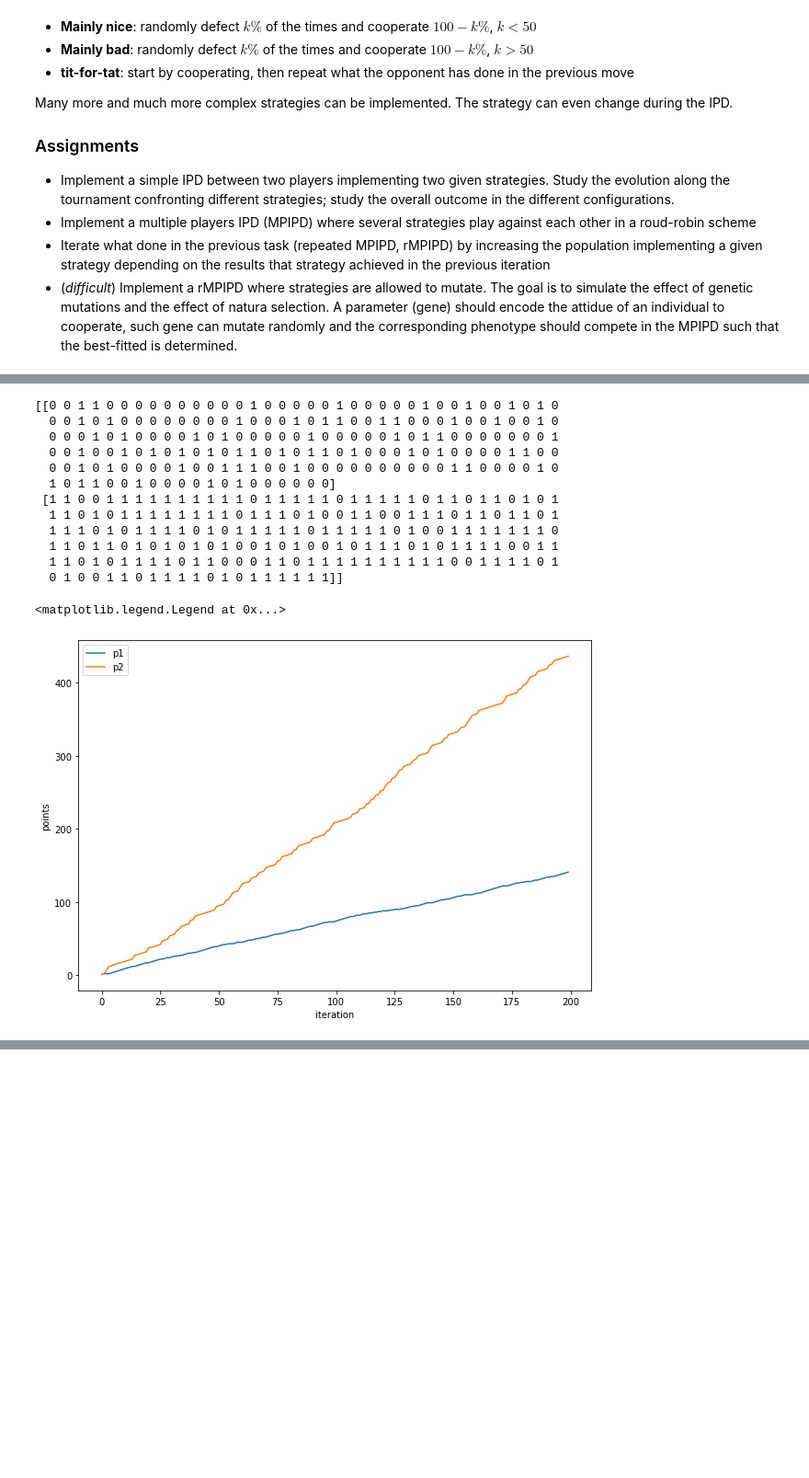
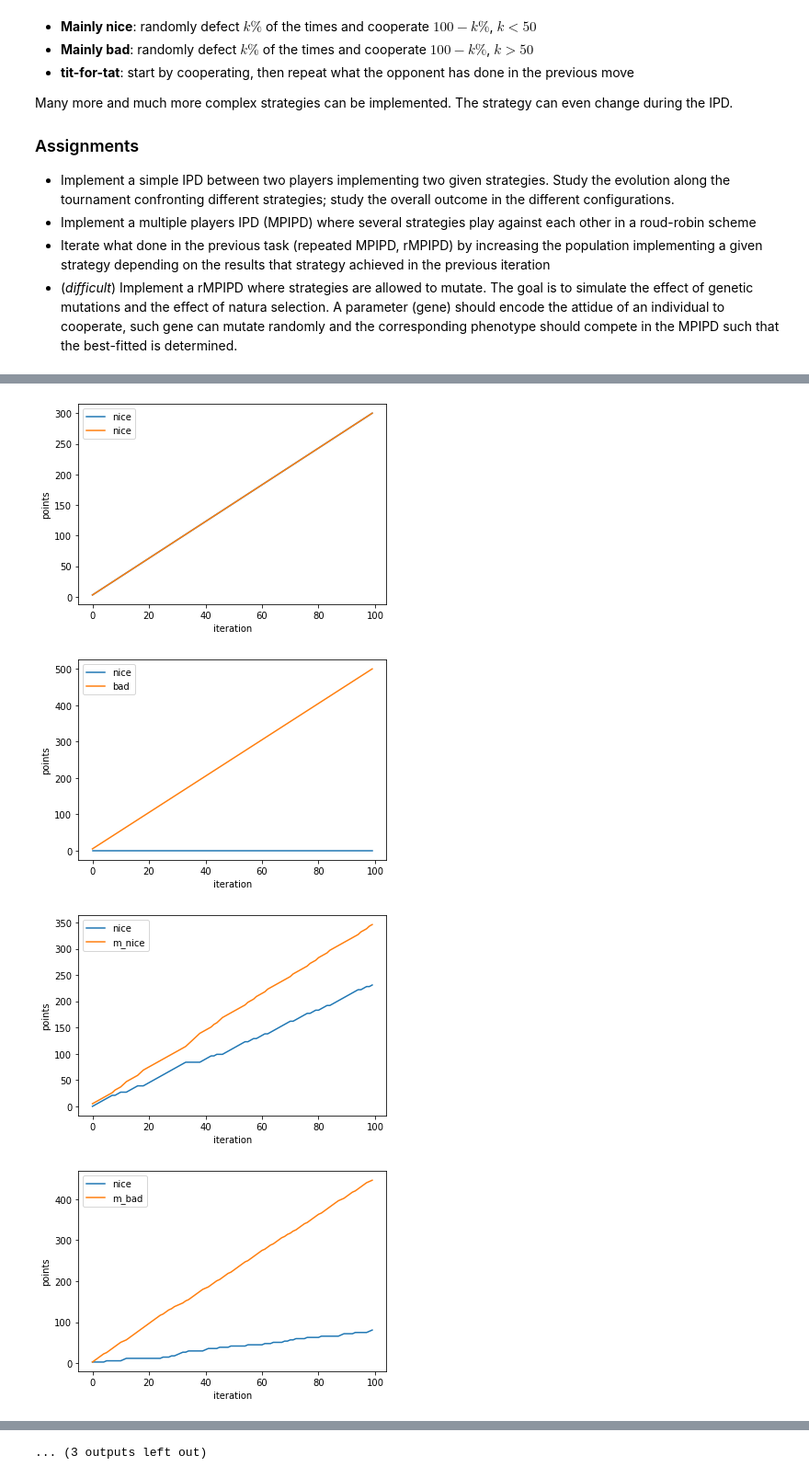
Before and after one commit to luca430/prisoner_dilemma, a Jupyter notebook: Project.ipynb, the cells around one changed output, grey strips where cells are left out. Shown at 92% size. Cells and saved outputs as stored; diff of their text form; code cells hidden in the pictures; blank space fills up the shorter version.

Commit message:
corretto funzione fight

```diff
--- a/Project.ipynb
+++ b/Project.ipynb
@@ -86,24 +91,31 @@ def tit_tat(it,u):
 # %%
-def fight(f,g,N=None):
+def fight(f,g,N=None,iter=[0,0,1]):
 
-    if N == None: N = 200
+    if N == None: N = 100
+    '''if [iter[0],iter[1]] == [0,0]:
+        if iter[2] == 1:
+            fig, ax = plt.subplots(nrows=1,ncols=1)
+        else:
+            fig, ax = plt.subplots(nrows=int(iter[1]/2),ncols=2)'''
 
     R, S, T, P = 3, 0, 5, 1
     M = np.array([[R,S],[T,P]])
 
-    p1 = np.array([f for i in range(N)]).T
-    p2 = np.array([g for i in range(N)]).T
+    p1, p2 = [-1], [-1]
+    for i in range(1,N+1):
+        p1.append(strat[f](i,p2[i-1]))
+        p2.append(strat[g](i,p1[i-1]))
+
+    p1 = np.array(p1[1:]).T
+    p2 = np.array(p2[1:]).T
 
     result_1 = np.cumsum([np.dot(p1[:,i].T,np.dot(M,p2[:,i])) for i in range(N)])
     result_2 = np.cumsum([np.dot(p2[:,i].T,np.dot(M,p1[:,i])) for i in range(N)])
-    print(p1)
 
-    plt.figure(figsize=(10,7))
+    plt.figure(figsize=(6,4))
     plt.xlabel('iteration')
     plt.ylabel('points')
-    plt.plot(result_1, label='p1')
-    plt.plot(result_2, label='p2')
+    plt.plot(result_1, label=f)
+    plt.plot(result_2, label=g)
     plt.legend()
     return
-
-fight(mainly_bad(),bad_guy())
@@ -124,31 +122,11 @@ fight(mainly_bad(),bad_guy())
-# %%
-N = 200
-
-p1 = np.array([mainly_bad() for i in range(N)]).T
-p2 = np.array([bad_guy() for i in range(N)]).T
-
-result_1 = np.cumsum([np.dot(p1[:,i].T,np.dot(M,p2[:,i])) for i in range(200)])
-result_2 = np.cumsum([np.dot(p2[:,i].T,np.dot(M,p1[:,i])) for i in range(200)])
-print(p1)
-
-plt.figure(figsize=(10,7))
-plt.xlabel('iteration')
-plt.ylabel('points')
-plt.plot(result_1, label='p1')
-plt.plot(result_2, label='p2')
-plt.legend()
-# %% [output]
-[[0 0 1 1 0 0 0 0 0 0 0 0 0 0 1 0 0 0 0 0 1 0 0 0 0 0 1 0 0 1 0 0 1 0 1 0
-  0 0 1 0 1 0 0 0 0 0 0 0 0 1 0 0 0 1 0 1 1 0 0 1 1 0 0 0 1 0 0 1 0 0 1 0
-  0 0 0 1 0 1 0 0 0 0 1 0 1 0 0 0 0 0 1 0 0 0 0 0 1 0 1 1 0 0 0 0 0 0 0 1
-  0 0 1 0 0 1 0 1 0 1 0 1 0 1 1 0 1 0 1 1 0 1 0 0 0 1 0 1 0 0 0 0 1 1 0 0
-  0 0 1 0 1 0 0 0 0 1 0 0 1 1 1 0 0 1 0 0 0 0 0 0 0 0 0 0 1 1 0 0 0 0 1 0
-  1 0 1 1 0 0 1 0 0 0 0 1 0 1 0 0 0 0 0 0]
- [1 1 0 0 1 1 1 1 1 1 1 1 1 1 0 1 1 1 1 1 0 1 1 1 1 1 0 1 1 0 1 1 0 1 0 1
-  1 1 0 1 0 1 1 1 1 1 1 1 1 0 1 1 1 0 1 0 0 1 1 0 0 1 1 1 0 1 1 0 1 1 0 1
-  1 1 1 0 1 0 1 1 1 1 0 1 0 1 1 1 1 1 0 1 1 1 1 1 0 1 0 0 1 1 1 1 1 1 1 0
-  1 1 0 1 1 0 1 0 1 0 1 0 1 0 0 1 0 1 0 0 1 0 1 1 1 0 1 0 1 1 1 1 0 0 1 1
-  1 1 0 1 0 1 1 1 1 0 1 1 0 0 0 1 1 0 1 1 1 1 1 1 1 1 1 1 0 0 1 1 1 1 0 1
-  0 1 0 0 1 1 0 1 1 1 1 0 1 0 1 1 1 1 1 1]]
-<matplotlib.legend.Legend at 0x...>
-[figure, removed]
+# %%
+s = ['nice','bad','m_nice','m_bad','tit_tat']
+
+for i in range(len(s)):
+    for j in range(i,len(s)):
+        fight(s[i],s[j])
+# %% [output]
+[figure, added]
+[figure, added]
+[figure, added]
+[figure, added]
@@ -154,0 +141 @@ plt.legend()
+... (3 outputs left out)
```
Also changed, not shown: parts of 4 cells of this notebook.
